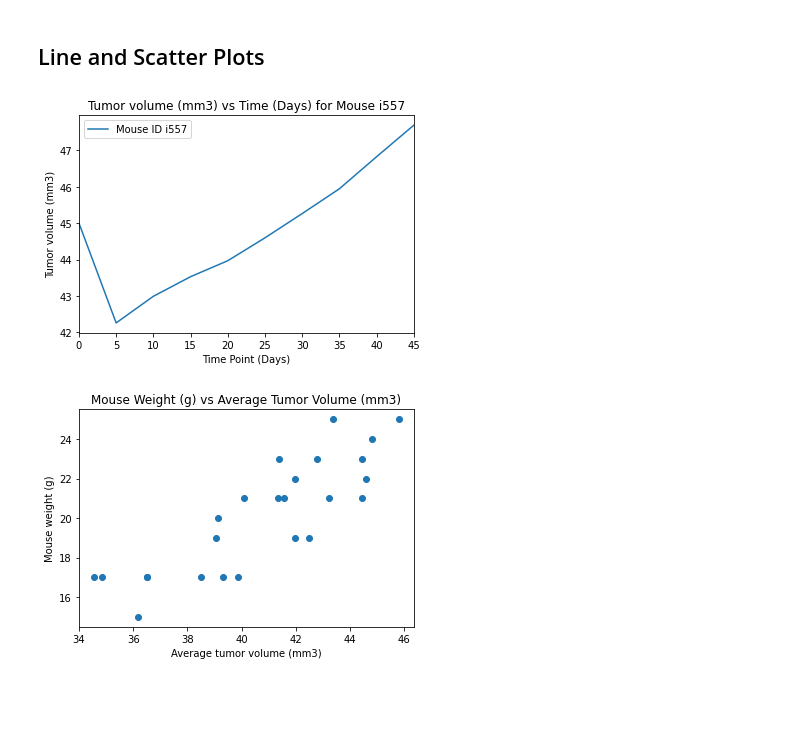
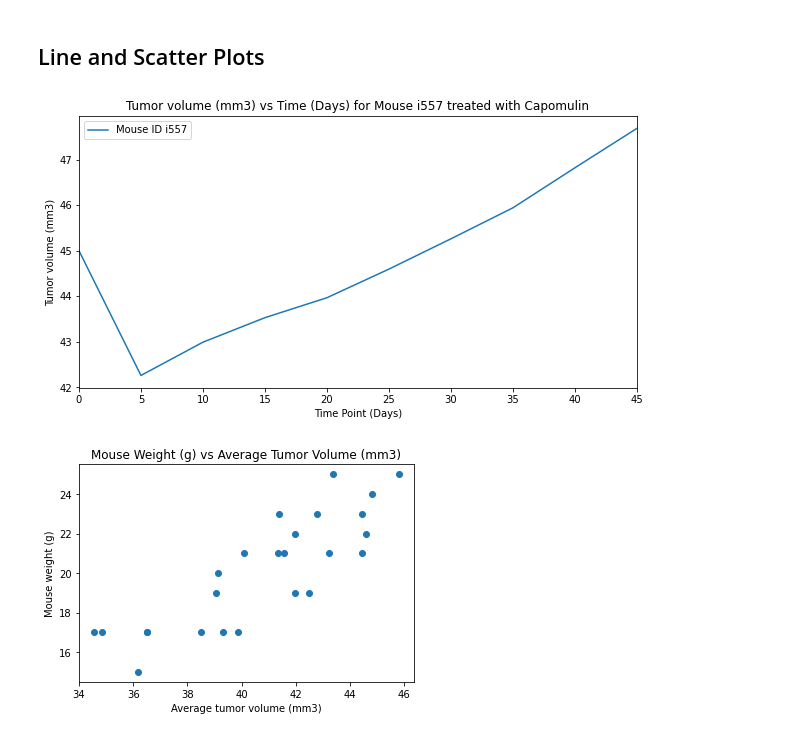
Before and after one commit to Heesu-H/Heesu-H-matplotlib-challenge, a Jupyter notebook: Pymaceuticals/pymaceuticals_starter.ipynb, the cells around one changed output. Saved outputs shown, nothing was run; the diff lists cells and outputs as text; code cells hidden in the pictures; blank space fills up the shorter version.

```diff
--- a/Pymaceuticals/pymaceuticals_starter.ipynb
+++ b/Pymaceuticals/pymaceuticals_starter.ipynb
@@ -443,17 +470,20 @@ fig.set_size_inches(20,10)
 # %%
 # Generate a line plot of time point versus tumor volume for a mouse treated with Capomulin
 x_axis = cleaned_df_filt_capo.loc[cleaned_df_filt_capo["Mouse ID"] == "i557","Timepoint"]
 y_axis = cleaned_df_filt_capo.loc[cleaned_df_filt_capo["Mouse ID"] == "i557","Tumor Volume (mm3)"]
+plt.figure(figsize=(10,5))
+
 plt.plot(x_axis,y_axis, label = "Mouse ID i557")
+
 plt.xlim(0,45)
 plt.xlabel("Time Point (Days)")
 plt.ylabel("Tumor volume (mm3)")
 plt.legend()
-plt.title("Tumor volume (mm3) vs Time (Days) for Mouse i557")
+plt.title("Tumor volume (mm3) vs Time (Days) for Mouse i557 treated with Capomulin")
 
 plt.show()
 # %% [output]
-[figure, old version]
+[figure, new version]
 # %%
 # Generate a scatter plot of mouse weight versus average tumor volume for the Capomulin regimen
 x_ax = cleaned_df_filt_capo.groupby("Mouse ID")["Tumor Volume (mm3)"].mean()
```
Also changed, not shown: parts of 5 cells of this notebook.
